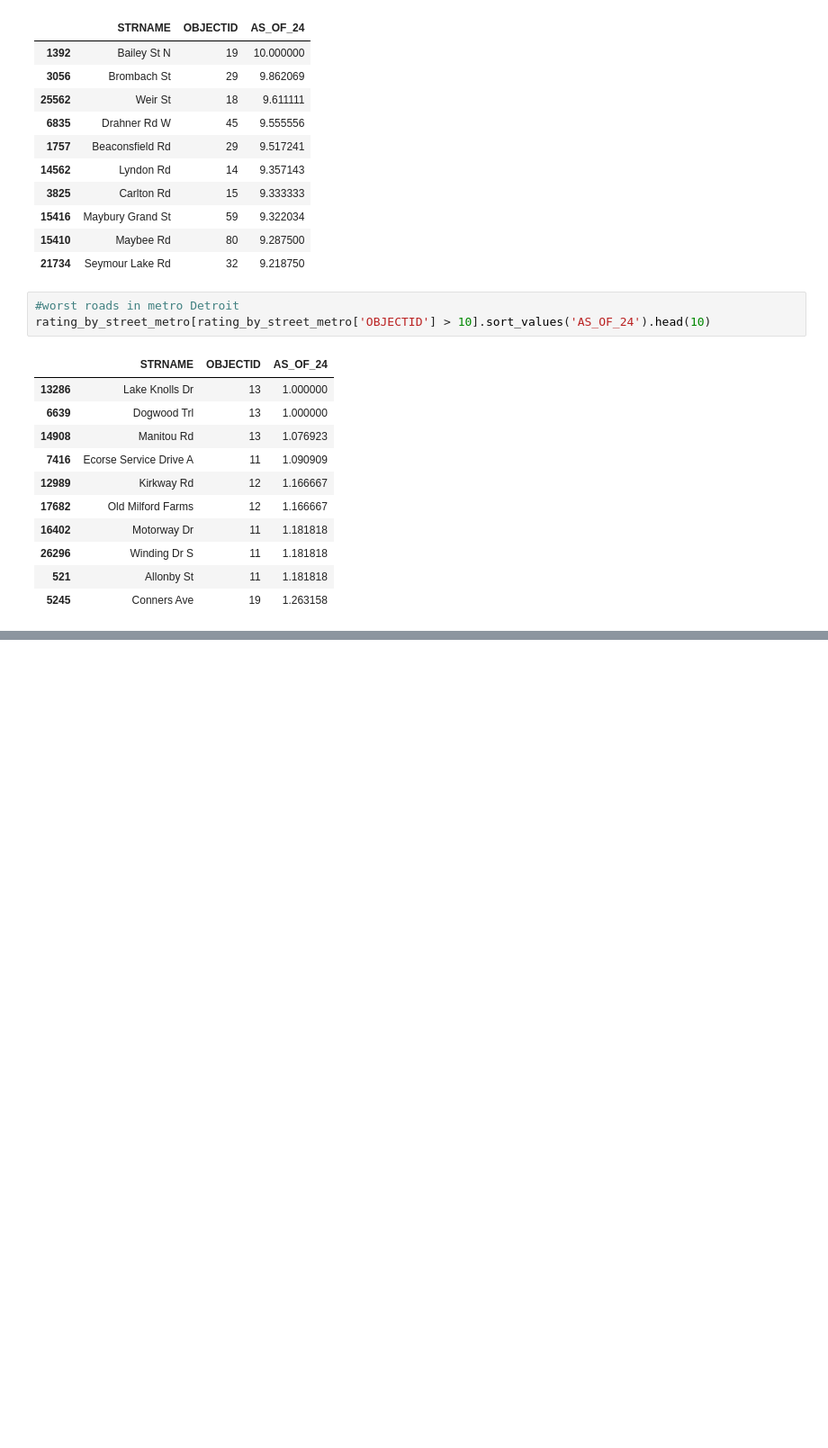
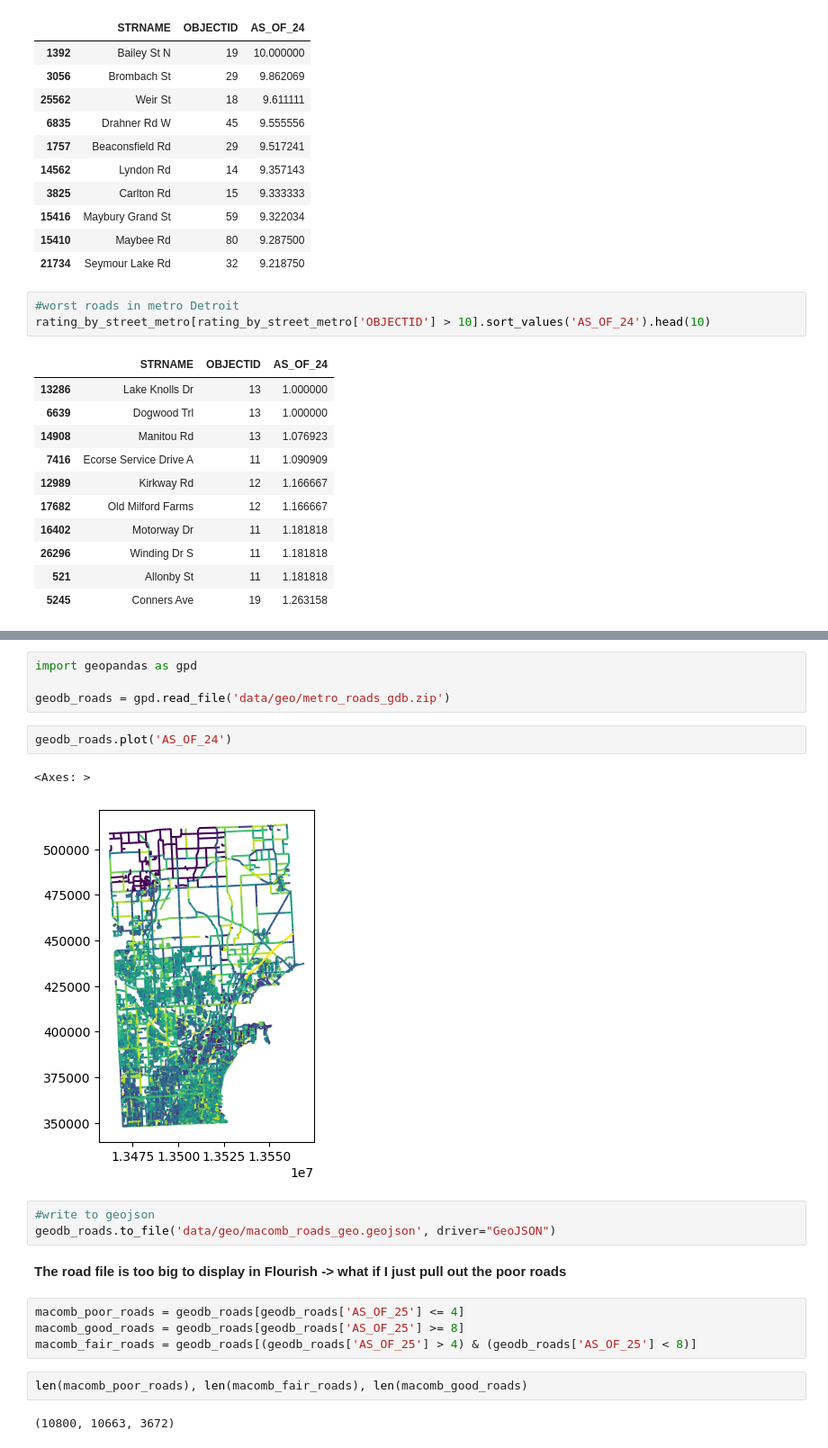
Before and after one commit to bw-data-reporter/motor_city_driving, a Jupyter notebook: explore_road_conditions.ipynb, the cells around one changed output, grey strips where cells are left out. Shown at 90% size. Drawn from its saved outputs; the diff is of its cells as text; blank space fills up the shorter version.

Commit message:
Added new geospatial data

```diff
--- a/explore_road_conditions.ipynb
+++ b/explore_road_conditions.ipynb
@@ -556,0 +609,22 @@ rating_by_street_metro[rating_by_street_metro['OBJECTID'] > 10].sort_values('AS_
+# %%
+import geopandas as gpd
+
+geodb_roads = gpd.read_file('data/geo/metro_roads_gdb.zip')
+# %%
+geodb_roads.plot('AS_OF_24')
+# %% [output]
+<Axes: >
+[figure, added]
+# %%
+#write to geojson
+geodb_roads.to_file('data/geo/macomb_roads_geo.geojson', driver="GeoJSON")
+# %% [markdown]
+**The road file is too big to display in Flourish -> what if I just pull out the poor roads**
+# %%
+macomb_poor_roads = geodb_roads[geodb_roads['AS_OF_25'] <= 4]
+macomb_good_roads = geodb_roads[geodb_roads['AS_OF_25'] >= 8]
+macomb_fair_roads = geodb_roads[(geodb_roads['AS_OF_25'] > 4) & (geodb_roads['AS_OF_25'] < 8)]
+# %%
+len(macomb_poor_roads), len(macomb_fair_roads), len(macomb_good_roads)
+# %% [output]
+(10800, 10663, 3672)
```
Also changed, not shown: parts of 10 cells of this notebook, 3 other files.
